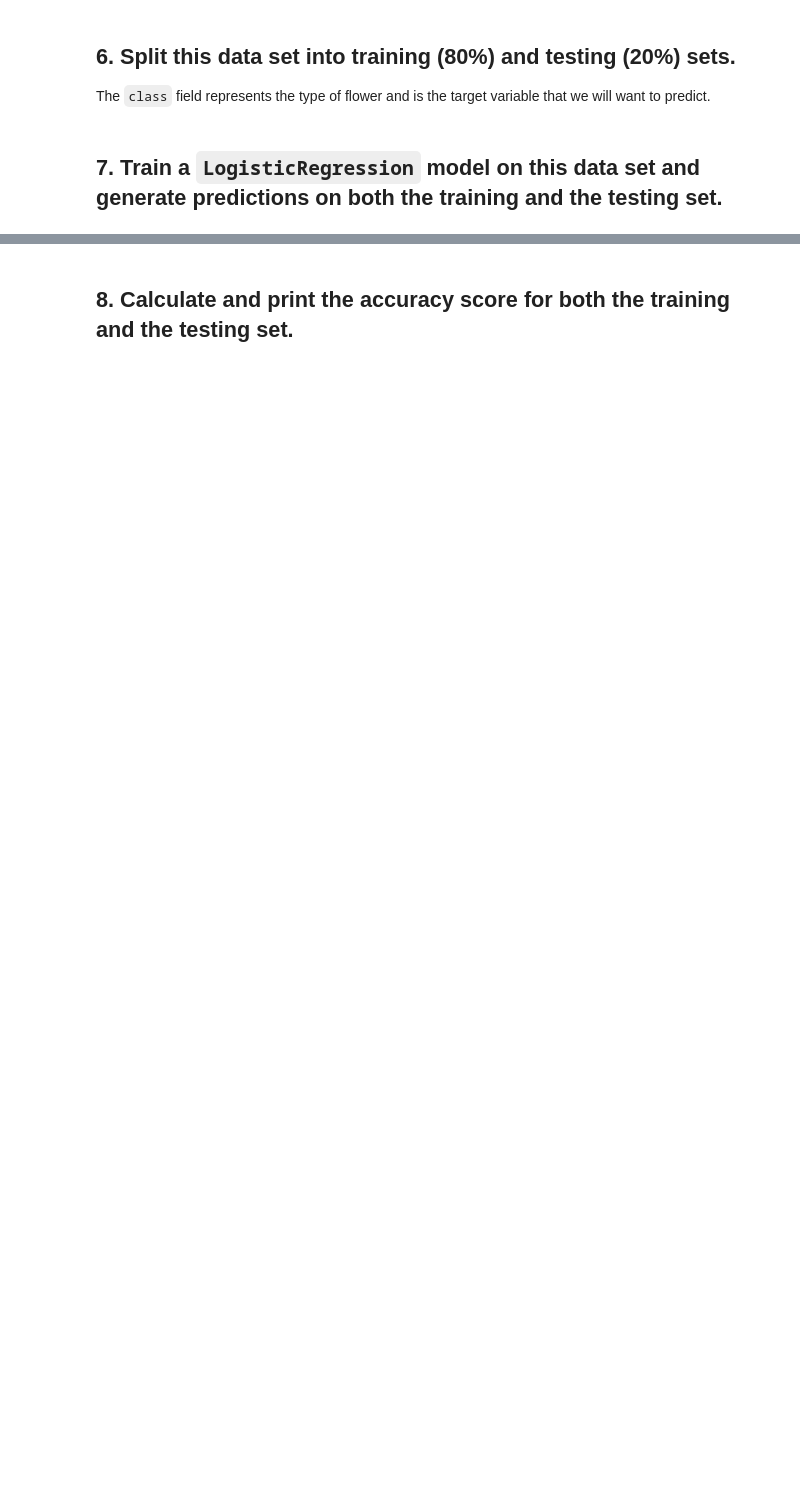
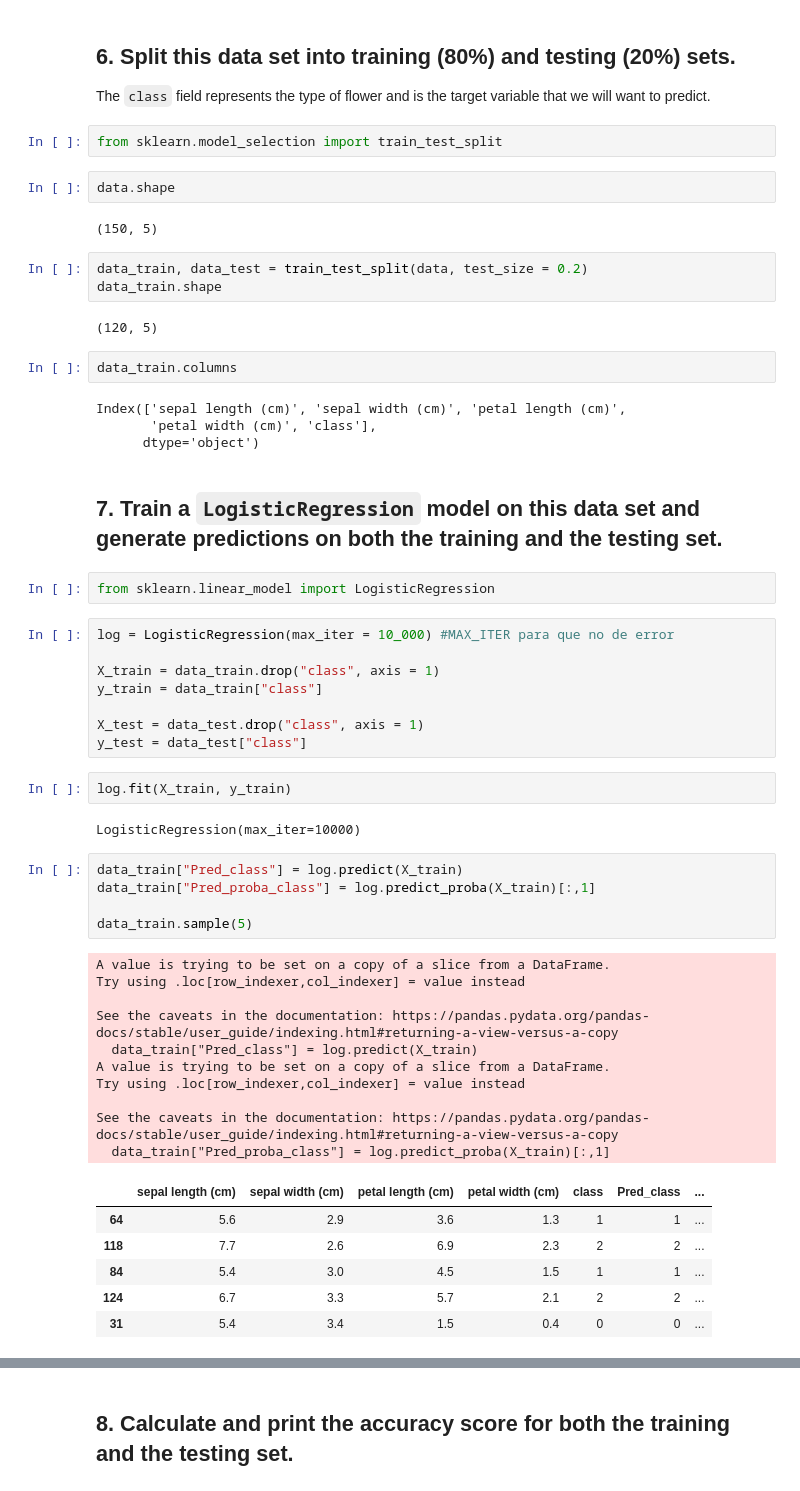
Before and after one commit to Ironhack-Data-Madrid-Marzo-2021/lab-supervised-model-evaluation, a Jupyter notebook: your-code/main.ipynb, the cells around one changed output, grey strips where cells are left out. Saved outputs shown, nothing was run; the diff lists cells and outputs as text; blank space fills up the shorter version.

```diff
--- a/your-code/main.ipynb
+++ b/your-code/main.ipynb
@@ -64,5 +88,58 @@ data = pd.concat([X, y], axis=1)
 ## 6. Split this data set into training (80%) and testing (20%) sets.
 
 The `class` field represents the type of flower and is the target variable that we will want to predict.
+# %%
+from sklearn.model_selection import train_test_split
+# %%
+data.shape
+# %% [output]
+(150, 5)
+# %%
+data_train, data_test = train_test_split(data, test_size = 0.2)
+data_train.shape
+# %% [output]
+(120, 5)
+# %%
+data_train.columns
+# %% [output]
+Index(['sepal length (cm)', 'sepal width (cm)', 'petal length (cm)',
+       'petal width (cm)', 'class'],
+      dtype='object')
 # %% [markdown]
 ## 7. Train a `LogisticRegression` model on this data set and generate predictions on both the training and the testing set.
+# %%
+from sklearn.linear_model import LogisticRegression
+# %%
+log = LogisticRegression(max_iter = 10_000) #MAX_ITER para que no de error
+
+X_train = data_train.drop("class", axis = 1)
+y_train = data_train["class"]
+
+X_test = data_test.drop("class", axis = 1)
+y_test = data_test["class"]
+# %%
+log.fit(X_train, y_train)
+# %% [output]
+LogisticRegression(max_iter=10000)
+# %%
+data_train["Pred_class"] = log.predict(X_train)
+data_train["Pred_proba_class"] = log.predict_proba(X_train)[:,1]
+
+data_train.sample(5)
+# %% [output]
+A value is trying to be set on a copy of a slice from a DataFrame.
+Try using .loc[row_indexer,col_indexer] = value instead
+
+See the caveats in the documentation: https://pandas.pydata.org/pandas-docs/stable/user_guide/indexing.html#returning-a-view-versus-a-copy
+  data_train["Pred_class"] = log.predict(X_train)
+A value is trying to be set on a copy of a slice from a DataFrame.
+Try using .loc[row_indexer,col_indexer] = value instead
+
+See the caveats in the documentation: https://pandas.pydata.org/pandas-docs/stable/user_guide/indexing.html#returning-a-view-versus-a-copy
+  data_train["Pred_proba_class"] = log.predict_proba(X_train)[:,1]
+|  | sepal length (cm) | sepal width (cm) | petal length (cm) | petal width (cm) | class | Pred_class | ... |
+| 64 | 5.6 | 2.9 | 3.6 | 1.3 | 1 | 1 | ... |
+| 118 | 7.7 | 2.6 | 6.9 | 2.3 | 2 | 2 | ... |
+| 84 | 5.4 | 3.0 | 4.5 | 1.5 | 1 | 1 | ... |
+| 124 | 6.7 | 3.3 | 5.7 | 2.1 | 2 | 2 | ... |
+| 31 | 5.4 | 3.4 | 1.5 | 0.4 | 0 | 0 | ... |
```
Also changed, not shown: parts of 36 cells of this notebook.
